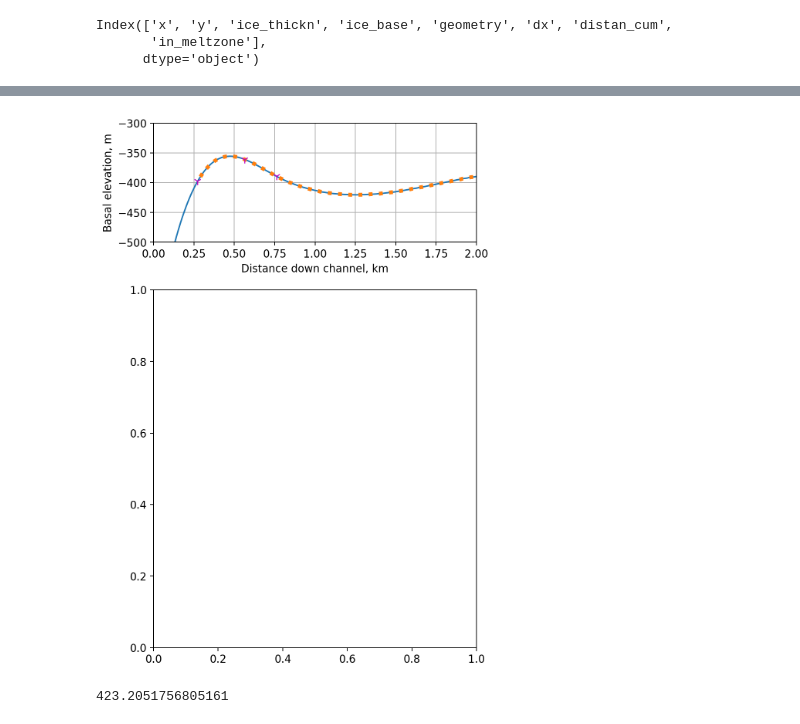
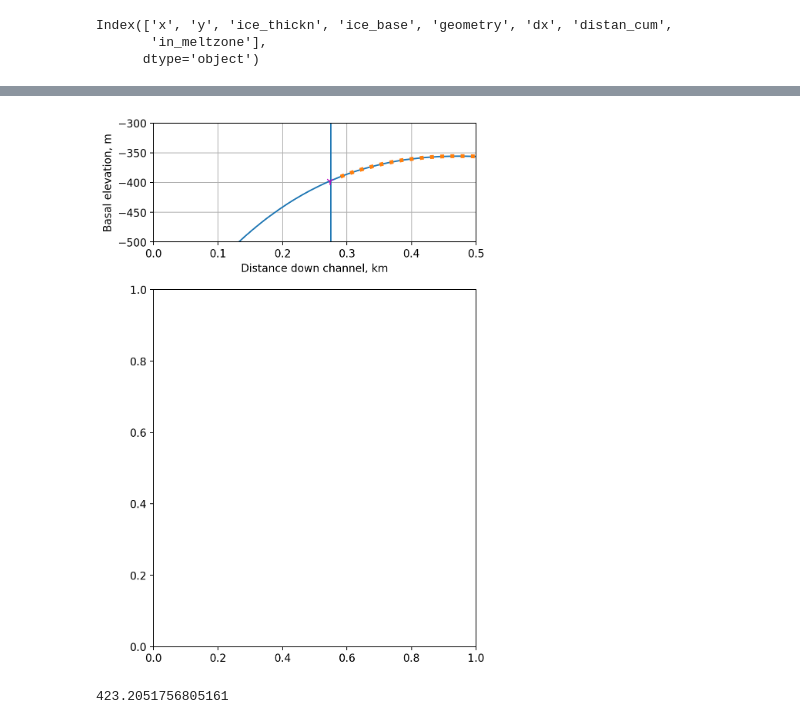
Before and after one commit to arrran/PhD_data_chapter, a Jupyter notebook: Jupyter/PLOTS/data_paper/04_thickness_surfacecolour.ipynb, the cells around one changed output, grey strips where cells are left out. Saved outputs shown, nothing was run; the diff lists cells and outputs as text; code cells hidden in the pictures.

```diff
--- a/Jupyter/PLOTS/data_paper/04_thickness_surfacecolour.ipynb
+++ b/Jupyter/PLOTS/data_paper/04_thickness_surfacecolour.ipynb
@@ -264,41 +288,42 @@ ax1.plot(gdf_mz.distan_cum/1000,gdf_mz.ice_base,':',label="downwasting region",
          color='tab:orange',linewidth=4) #,linewidth=3,markersize=15,markeredgewidth=2,
 ax1.plot(distan_cum_surveyed/1000,base_surveyed[50,:],'1',
           label="19-20 surveyed points",markersize=8,color="m")
-ax1.set_xlim([0,2])
+ax1.set_xlim([0,0.5])
+ax1.vlines(0.275,-500,-300)
 ax1.set_ylim([-500,-300])
 ax1.set_ylabel('Basal elevation, m')
 ax1.set_xlabel('Distance down channel, km')
 ax1.grid()
 
 
 
 # a2 = ax2.imshow(im_REMA,extent=np.array(extent_REMA)/1000,vmin=25,vmax=80, cmap='BrBG')
 # ax2.plot( gdf_mid.x/1000,gdf_mid.y/1000,label='channel maximum')
 # ax2.plot(bullseye_array[0]/1000,bullseye_array[1]/1000,':',label="downwasting region",color='tab:orange',linewidth=4) #,markersize=15,markeredgewidth=2
 # ax2.plot(gdf_mz.x/1000,gdf_mz.y/1000,':',markersize=4,color='tab:orange',linewidth=3) #,markersize=15,markeredgewidth=2
 # ax2.plot(points_x_surveyed[50,:]/1000,points_y_surveyed[50,:]/1000,'1',markersize=8,label="19-20 surveyed points",color="m")
 # ax2.set_xlim([xmin/1000, xmax/1000])
 # ax2.set_ylim([ymin/1000,ymax/1000])
 # ax2.set_xticks(xticks)
 # ax2.set_yticks(yticks)
 # ax2.grid()
 # ax2.set_xlabel('Easting, polar steriographic, km')
 # ax2.set_ylabel('Northing, polar steriographic, km')
 # # ax2.set_xticks(xgrid/1000)
 # ax2.legend()
 # cb1 = fig.colorbar(a2,ax=ax2)
 # cb1.set_label('Surface elevation, m')
 # cb1.set_ticks(np.round(np.linspace(15,90,5)/5)*5)
 
 # (x0, y0), (x1, y1) = ax2.get_position().get_points()
 # (x20, y20), (x21, y21) = ax1.get_position().get_points()
 # ax1.set_position([x0, y20, x1-x0,y21-y20 ])  # x, y, width, height
 
 
 # fig.savefig('/Users/home/whitefar/ASSIGNMENTS-PUBLICATIONS-TALKS/channel_data_writeup/PLOTS/thickness_surfacecolour.png')
 fig.show()
 # %% [output]
-[figure, old version]
+[figure, new version]
 # %%
 ibb = np.mean(ib_new[45:55,:],axis=0)
 # %%
```
Also changed, not shown: parts of 5 cells of this notebook, 13 other files.
